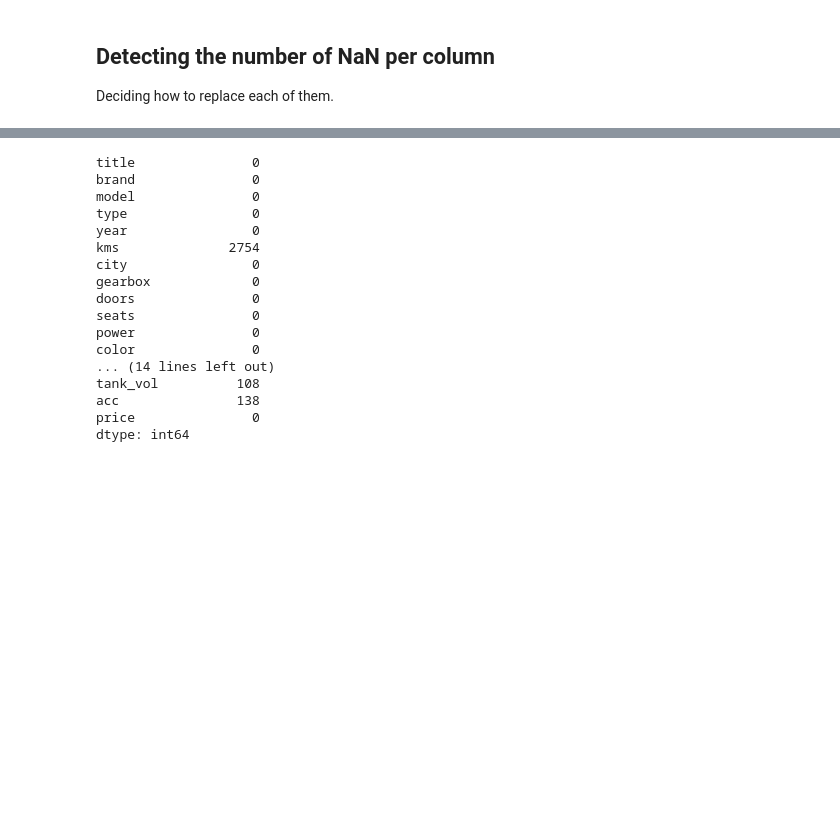
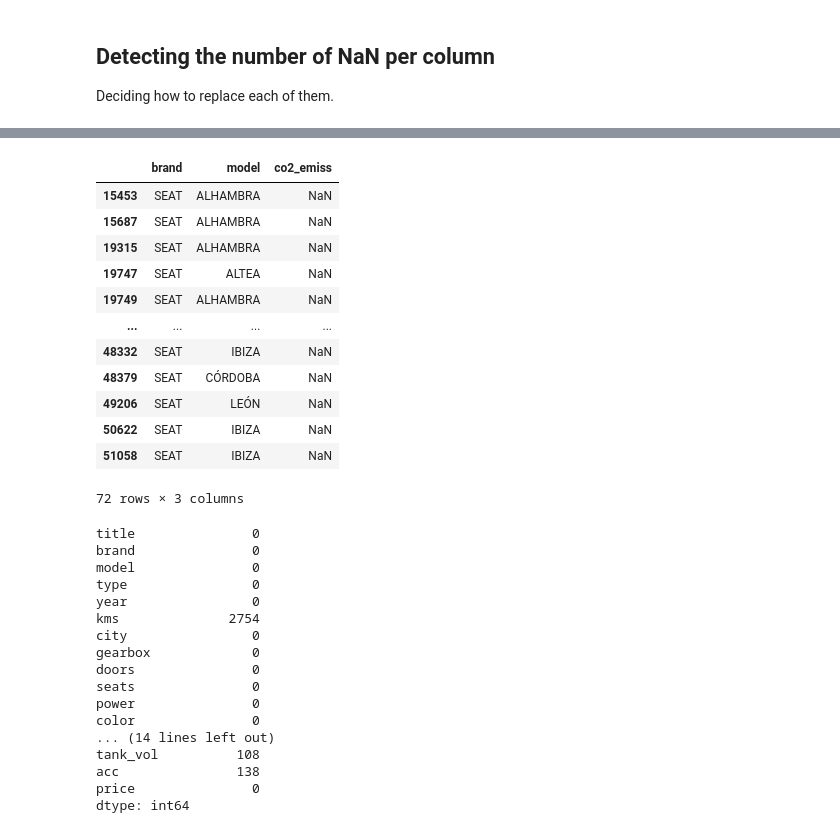
Before and after one commit to caresppen/UsedCarsAppraiser, a Jupyter notebook: notebooks/05_EDA_cars.ipynb, the cells around one changed output, grey strips where cells are left out. Drawn from its saved outputs; the diff is of its cells as text; code cells hidden in the pictures; blank space fills up the shorter version.

```diff
--- a/notebooks/05_EDA_cars.ipynb
+++ b/notebooks/05_EDA_cars.ipynb
@@ -151,0 +150,16 @@ if (col == 'co2_emiss') and (df.year < 2018): # Condition for electric cars
+# %%
+df[(df.brand == 'SEAT') & (df.co2_emiss.isna())][['brand', 'model', 'co2_emiss']]
+# %% [output]
+|  | brand | model | co2_emiss |
+| 15453 | SEAT | ALHAMBRA | NaN |
+| 15687 | SEAT | ALHAMBRA | NaN |
+| 19315 | SEAT | ALHAMBRA | NaN |
+| 19747 | SEAT | ALTEA | NaN |
+| 19749 | SEAT | ALHAMBRA | NaN |
+| ... | ... | ... | ... |
+| 48332 | SEAT | IBIZA | NaN |
+| 48379 | SEAT | CÓRDOBA | NaN |
+| 49206 | SEAT | LEÓN | NaN |
+| 50622 | SEAT | IBIZA | NaN |
+| 51058 | SEAT | IBIZA | NaN |
+72 rows × 3 columns
```
Also changed, not shown: parts of 16 cells of this notebook, 2 other files.
